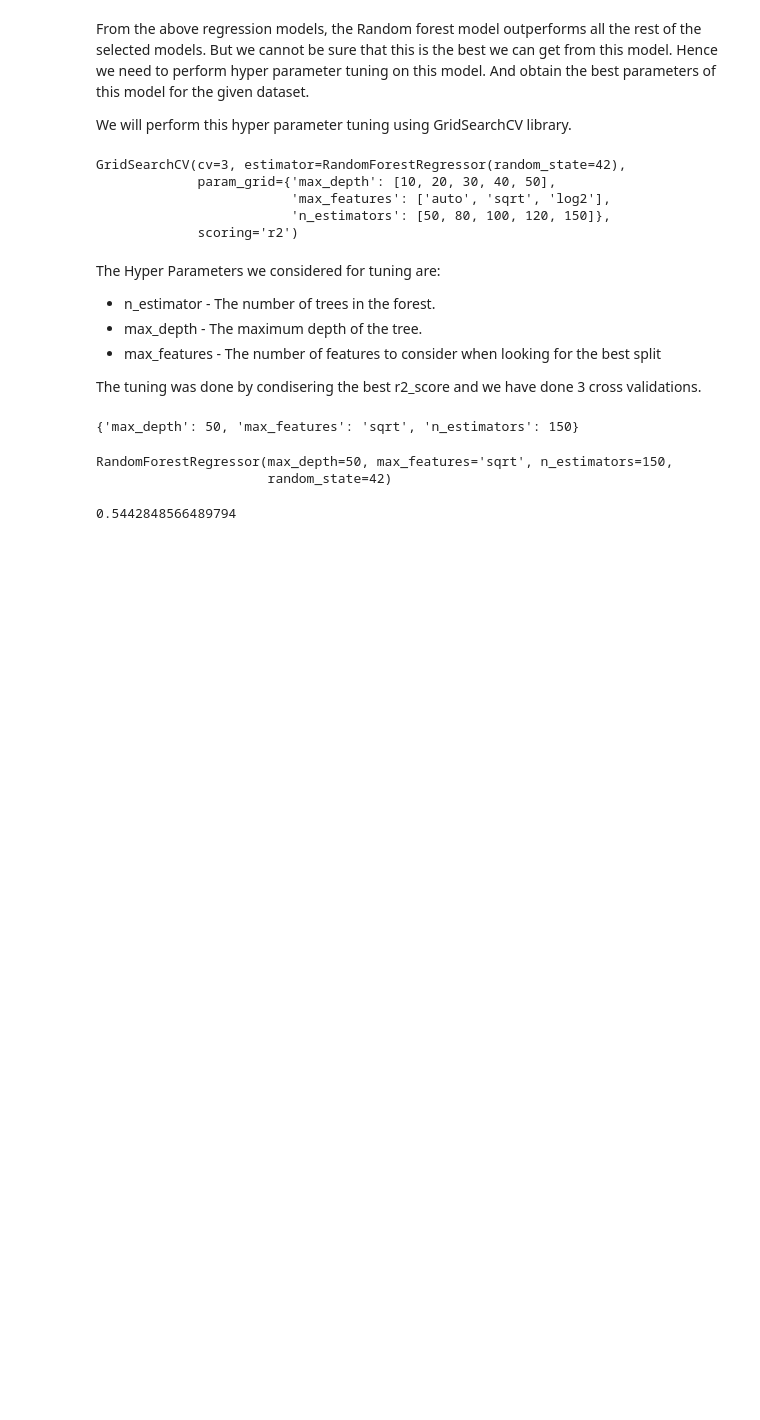
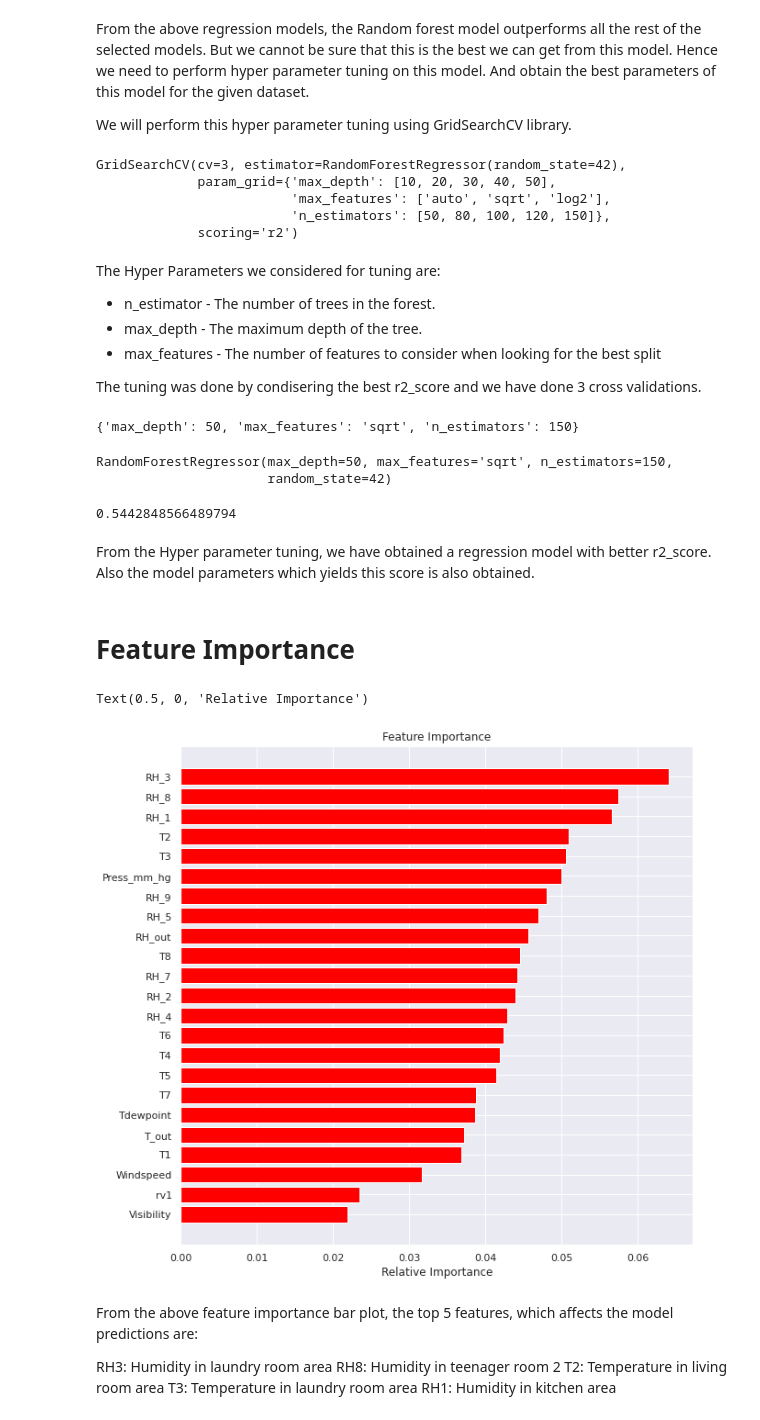
Before and after one commit to Adarsh1331999/Appliance-Energy-Prediction, a Jupyter notebook: ApplianceEnergyPrediction.ipynb, the cells around one changed output. Cells and saved outputs as stored; diff of their text form; code cells hidden in the pictures; blank space fills up the shorter version.

```diff
--- a/ApplianceEnergyPrediction.ipynb
+++ b/ApplianceEnergyPrediction.ipynb
@@ -573,3 +573,30 @@ ypred = reg.predict(xtest)
 r2_score(ytest,ypred)
 # %% [output]
 0.5442848566489794
+# %% [markdown]
+From the Hyper parameter tuning, we have obtained a regression model with better r2_score. Also the model parameters which yields this score is also obtained.
+# %% [markdown]
+# **Feature Importance**
+# %%
+# Obtaining the feature importance of diffrent features in the data frame
+features = xtrain.columns
+importances = reg.best_estimator_.feature_importances_
+indices = np.argsort(importances)
+# %%
+# Barplot to visualize the feature importance
+plt.figure(figsize=(10,10))
+plt.title('Feature Importance')
+plt.barh(range(len(indices)), importances[indices], color='red', align='center')
+plt.yticks(range(len(indices)), [features[i] for i in indices])
+plt.xlabel('Relative Importance')
+# %% [output]
+Text(0.5, 0, 'Relative Importance')
+[figure, added]
+# %% [markdown]
+From the above feature importance bar plot, the top 5 features, which affects the model predictions are:
+
+RH3: Humidity in laundry room area
+RH8: Humidity in teenager room 2
+T2: Temperature in living room area
+T3: Temperature in laundry room area
+RH1: Humidity in kitchen area
```
Also changed, not shown: parts of 1 cell of this notebook.
